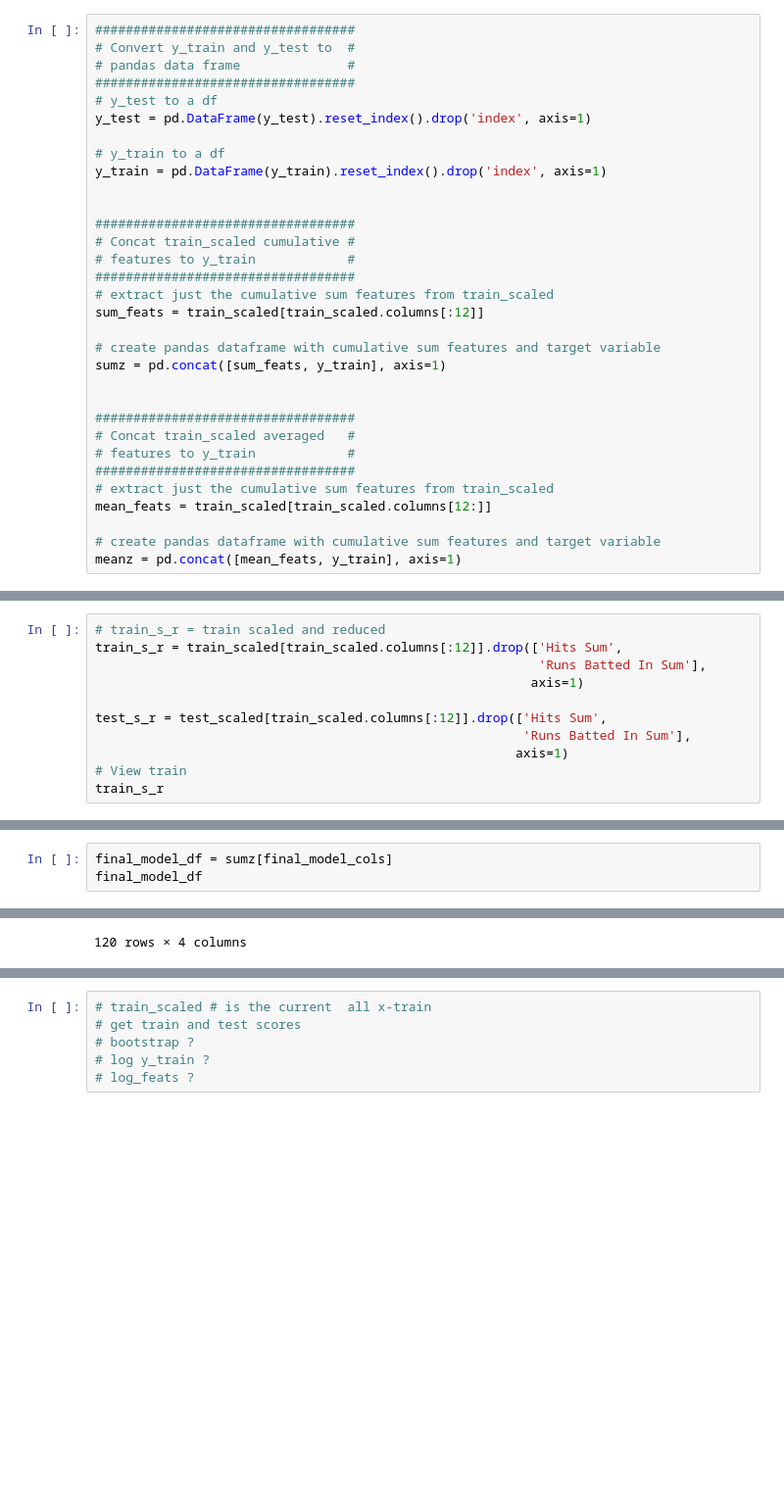
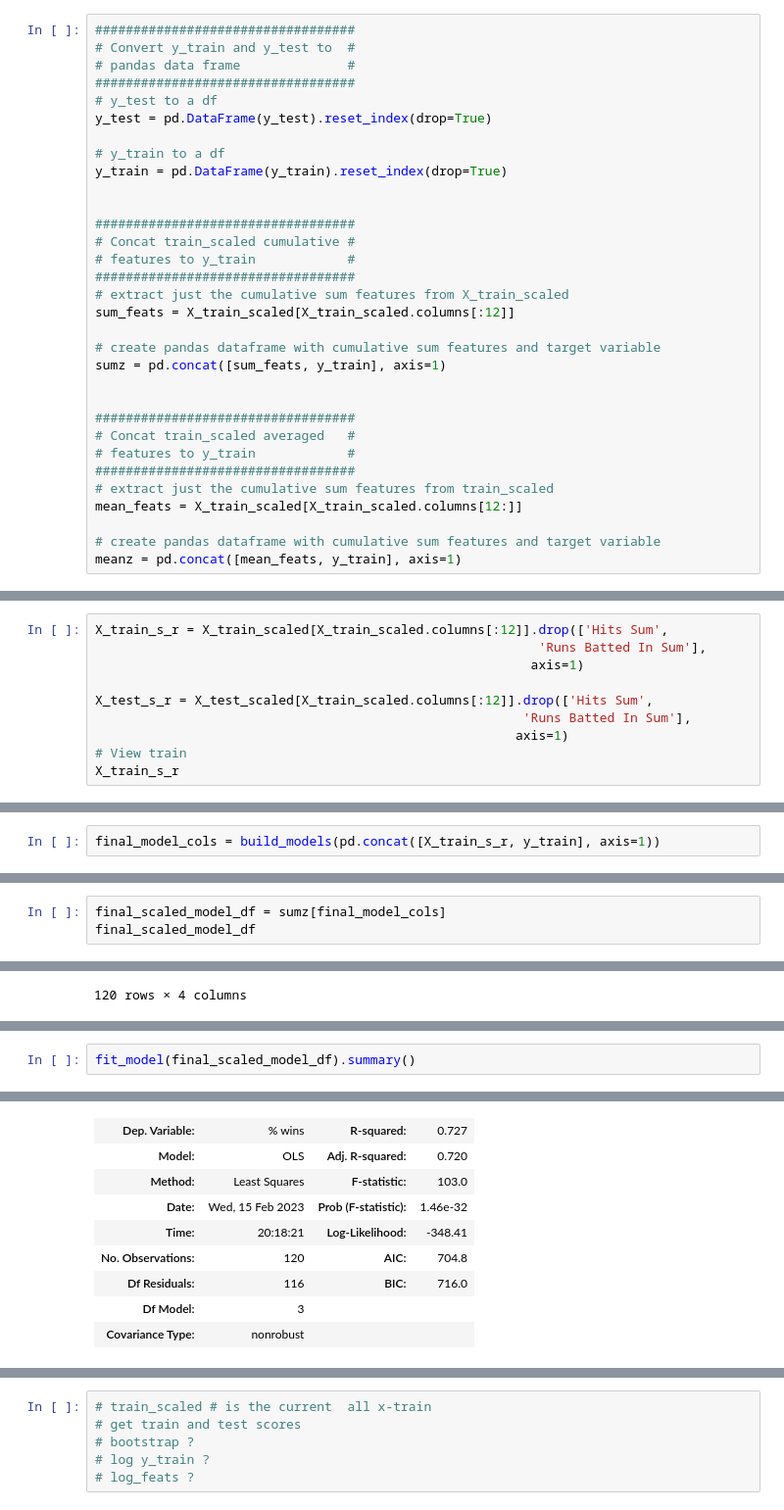
Before and after one commit to AgathaZareth/Capstone_Project, a Jupyter notebook: notebooks/Modeling.ipynb, the cells around one changed output, grey strips where cells are left out. Shown at 98% size. Drawn from its saved outputs; the diff is of its cells as text; blank space fills up the shorter version.

```diff
--- a/notebooks/Modeling.ipynb
+++ b/notebooks/Modeling.ipynb
@@ -1646,18 +1647,18 @@ Converting `train_scaled` and `test_scaled` to a pandas df reset the indices. I
 # pandas data frame              #
 ##################################
 # y_test to a df
-y_test = pd.DataFrame(y_test).reset_index().drop('index', axis=1)
+y_test = pd.DataFrame(y_test).reset_index(drop=True)
 
 # y_train to a df
-y_train = pd.DataFrame(y_train).reset_index().drop('index', axis=1)
+y_train = pd.DataFrame(y_train).reset_index(drop=True)
 
 
 ##################################
 # Concat train_scaled cumulative #
 # features to y_train            #
 ##################################
-# extract just the cumulative sum features from train_scaled
-sum_feats = train_scaled[train_scaled.columns[:12]]
+# extract just the cumulative sum features from X_train_scaled
+sum_feats = X_train_scaled[X_train_scaled.columns[:12]]
 
 # create pandas dataframe with cumulative sum features and target variable
 sumz = pd.concat([sum_feats, y_train], axis=1)
@@ -1668,7 +1669,7 @@ sumz = pd.concat([sum_feats, y_train], axis=1)
 # features to y_train            #
 ##################################
 # extract just the cumulative sum features from train_scaled
-mean_feats = train_scaled[train_scaled.columns[12:]]
+mean_feats = X_train_scaled[X_train_scaled.columns[12:]]
 
 # create pandas dataframe with cumulative sum features and target variable
 meanz = pd.concat([mean_feats, y_train], axis=1)
@@ -1717,14 +1722,13 @@ Create reduced dfs from `test_scaled` & `train_scaled`
 # %%
-# train_s_r = train scaled and reduced
-train_s_r = train_scaled[train_scaled.columns[:12]].drop(['Hits Sum',
+X_train_s_r = X_train_scaled[X_train_scaled.columns[:12]].drop(['Hits Sum',
                                                           'Runs Batted In Sum'],
                                                          axis=1)
 
-test_s_r = test_scaled[train_scaled.columns[:12]].drop(['Hits Sum',
+X_test_s_r = X_test_scaled[X_train_scaled.columns[:12]].drop(['Hits Sum',
                                                         'Runs Batted In Sum'],
                                                        axis=1)
 # View train
-train_s_r
+X_train_s_r
 # %% [output]
 |  | Games Played Sum | At Bats Sum | Runs Sum | Doubles Sum | Triples Sum | Home Runs Sum | Walks Sum | ... |
 | 0 | 0.758991 | 1.003183 | 0.147989 | -0.330702 | 0.627707 | 1.026877 | 0.827140 | ... |
@@ -1808,0 +1796,2 @@ FINAL MODEL
+# %%
+final_model_cols = build_models(pd.concat([X_train_s_r, y_train], axis=1))
@@ -1821,6 +1838,6 @@ Features used in final_model to predict win percentage:
 # %%
-final_model_df = sumz[final_model_cols]
-final_model_df
+final_scaled_model_df = sumz[final_model_cols]
+final_scaled_model_df
 # %% [output]
 |  | % wins | Runs Sum | Strikeouts Sum | Walks Sum |
 | 0 | 49.38 | 0.147989 | 1.961168 | 0.827140 |
@@ -1837,0 +1858,3 @@ final_model_df
+# %%
+fit_model(final_scaled_model_df).summary()
+# %% [output]
@@ -1837,0 +1862,9 @@ final_model_df
+| Dep. Variable: | % wins | R-squared: | 0.727 |
+| Model: | OLS | Adj. R-squared: | 0.720 |
+| Method: | Least Squares | F-statistic: | 103.0 |
+| Date: | Wed, 15 Feb 2023 | Prob (F-statistic): | 1.46e-32 |
+| Time: | 20:18:21 | Log-Likelihood: | -348.41 |
+| No. Observations: | 120 | AIC: | 704.8 |
+| Df Residuals: | 116 | BIC: | 716.0 |
+| Df Model: | 3 |  |  |
+| Covariance Type: | nonrobust |  |  |
```
Also changed, not shown: parts of 45 cells of this notebook.
